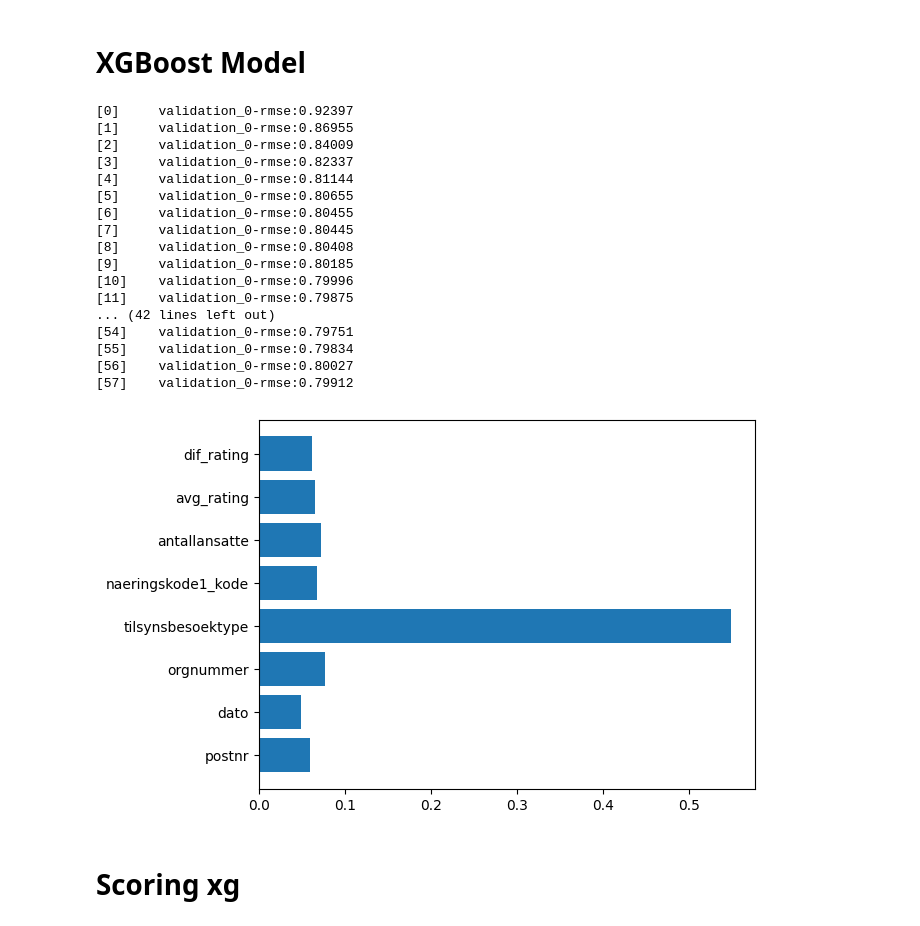
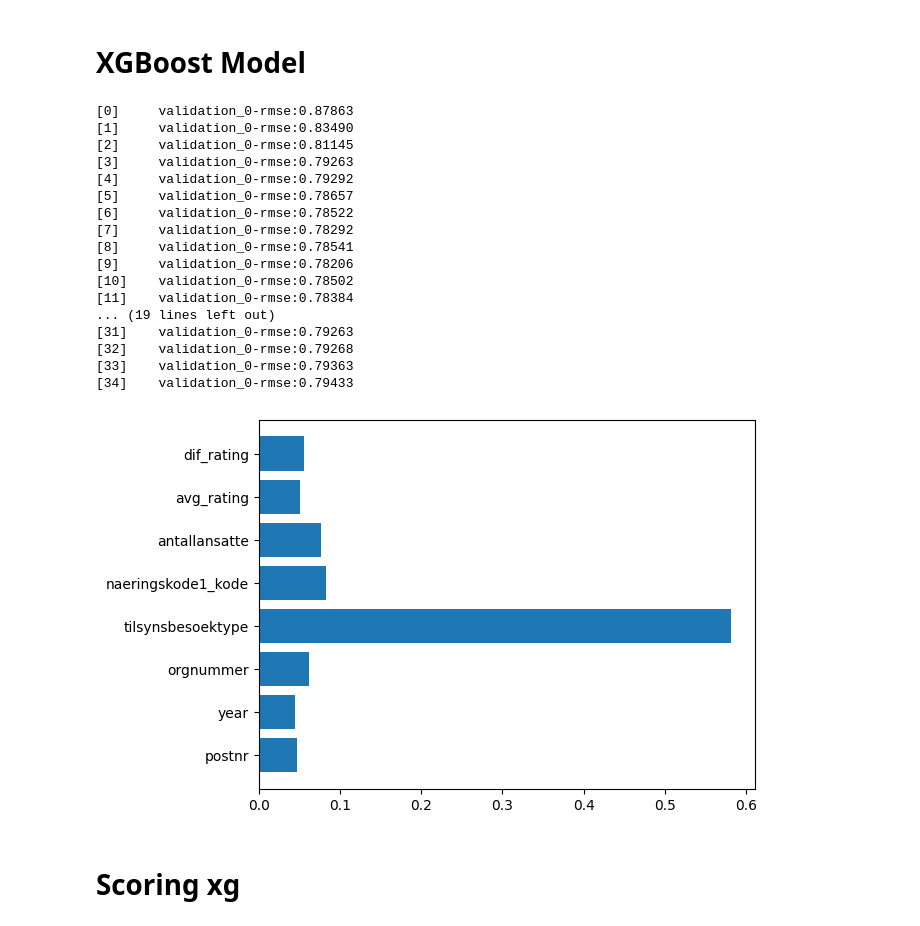
Before and after one commit to drimepal/gradprojectgrp3, a Jupyter notebook: ML/ml_testing.ipynb, the cells around one changed output. Drawn from its saved outputs; the diff is of its cells as text; code cells hidden in the pictures.

```diff
--- a/ML/ml_testing.ipynb
+++ b/ML/ml_testing.ipynb
@@ -108,6 +148,6 @@ df_test['dato'] = year_list
 # %%
 ss_features = ['postnr', 'orgnummer', 'tilsynsbesoektype', 'naeringskode1_kode', 'antallansatte', 'avg_rating', 'dif_rating']
 ss_scaler = StandardScaler()
-ss_scaler.fit(df_test[ss_features])
-transformed_ss = ss_scaler.transform(df_test[ss_features])
-df_test[ss_features] = transformed_ss
+ss_scaler.fit(df_copy[ss_features])
+transformed_ss = ss_scaler.transform(df_copy[ss_features])
+df_copy[ss_features] = transformed_ss
@@ -116,4 +186,9 @@ df_test[ss_features] = transformed_ss
+# %%
+df_train = df_copy[df_copy['year'] < '2022']
+df_test = df_copy[df_copy['year'] >= '2022']
 # %%
-features_test = df_test[['postnr', 'dato', 'orgnummer', 'tilsynsbesoektype', 'naeringskode1_kode', 'antallansatte', 'avg_rating', 'dif_rating']]
-X = np.c_[features_test]
-y = np.c_[df_test['total_karakter']]
+X_train = np.c_[df_train[['postnr', 'year', 'orgnummer', 'tilsynsbesoektype', 'naeringskode1_kode', 'antallansatte', 'avg_rating', 'dif_rating']]]
+y_train = np.c_[df_train['total_karakter']]
+
+X_test = np.c_[df_test[['postnr', 'year', 'orgnummer', 'tilsynsbesoektype', 'naeringskode1_kode', 'antallansatte', 'avg_rating', 'dif_rating']]]
+y_test = np.c_[df_test['total_karakter']]
@@ -131,5 +195,3 @@ y.data.shape)
-# %%
-X_train, X_test, y_train, y_test = train_test_split(X, y, test_size=0.2)
 # %%
 print(f'X_train len : {len(X_train)}')
 print(f'X_test len : {len(X_test)}')
@@ -175,30 +237,30 @@ regressor = xgb.XGBRegressor(
 )
 
 regressor.fit(X_train, y_train, eval_set = [(X_test, y_test)])
-importance_check = pd.DataFrame(regressor.feature_importances_.reshape(1,-1), columns = [['postnr', 'dato', 'orgnummer', 'tilsynsbesoektype', 'naeringskode1_kode', 'antallansatte', 'avg_rating', 'dif_rating']])
+importance_check = pd.DataFrame(regressor.feature_importances_.reshape(1,-1), columns = [['postnr', 'year', 'orgnummer', 'tilsynsbesoektype', 'naeringskode1_kode', 'antallansatte', 'avg_rating', 'dif_rating']])
 # %% [output]
-[0]     validation_0-rmse:0.92397
-[1]     validation_0-rmse:0.86955
-[2]     validation_0-rmse:0.84009
-[3]     validation_0-rmse:0.82337
-[4]     validation_0-rmse:0.81144
-[5]     validation_0-rmse:0.80655
-[6]     validation_0-rmse:0.80455
-[7]     validation_0-rmse:0.80445
-[8]     validation_0-rmse:0.80408
-[9]     validation_0-rmse:0.80185
-[10]    validation_0-rmse:0.79996
-[11]    validation_0-rmse:0.79875
-... (42 lines left out)
-[54]    validation_0-rmse:0.79751
-[55]    validation_0-rmse:0.79834
-[56]    validation_0-rmse:0.80027
-[57]    validation_0-rmse:0.79912
+[0]     validation_0-rmse:0.87863
+[1]     validation_0-rmse:0.83490
+[2]     validation_0-rmse:0.81145
+[3]     validation_0-rmse:0.79263
+[4]     validation_0-rmse:0.79292
+[5]     validation_0-rmse:0.78657
+[6]     validation_0-rmse:0.78522
+[7]     validation_0-rmse:0.78292
+[8]     validation_0-rmse:0.78541
+[9]     validation_0-rmse:0.78206
+[10]    validation_0-rmse:0.78502
+[11]    validation_0-rmse:0.78384
+... (19 lines left out)
+[31]    validation_0-rmse:0.79263
+[32]    validation_0-rmse:0.79268
+[33]    validation_0-rmse:0.79363
+[34]    validation_0-rmse:0.79433
 # %%
-plt.barh(['postnr', 'dato', 'orgnummer', 'tilsynsbesoektype', 'naeringskode1_kode', 'antallansatte', 'avg_rating', 'dif_rating'], regressor.feature_importances_)
+plt.barh(['postnr', 'year', 'orgnummer', 'tilsynsbesoektype', 'naeringskode1_kode', 'antallansatte', 'avg_rating', 'dif_rating'], regressor.feature_importances_)
 plt.show()
 # %% [output]
-[figure, old version]
+[figure, new version]
 # %% [markdown]
 # Scoring xg
 # %%
```
Also changed, not shown: parts of 24 cells of this notebook.
